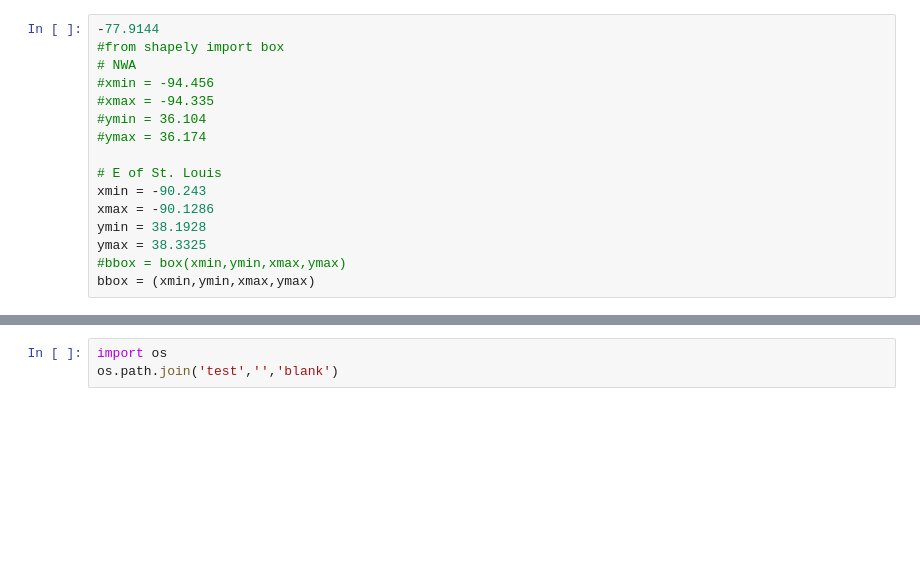
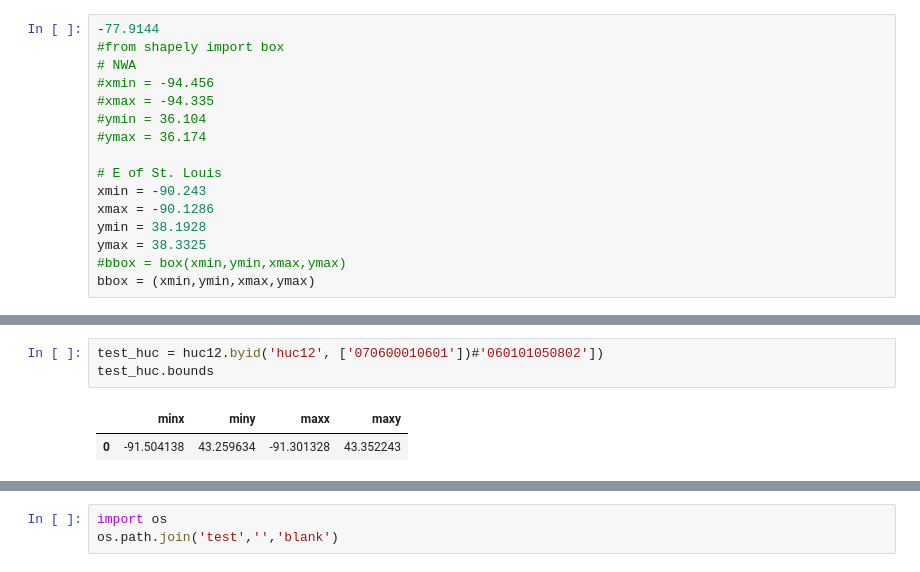
Before and after one commit to CovingtonResearchGroup/sinkhole_analysis, a Jupyter notebook: retrieve-HUCs.ipynb, the cells around one changed output, grey strips where cells are left out. Saved outputs shown, nothing was run; the diff lists cells and outputs as text; blank space fills up the shorter version.

```diff
--- a/retrieve-HUCs.ipynb
+++ b/retrieve-HUCs.ipynb
@@ -29 +36,7 @@ box_hucs12.plot()
 [figure]
+# %%
+test_huc = huc12.byid('huc12', ['070600010601'])#'060101050802'])
+test_huc.bounds
+# %% [output]
+|  | minx | miny | maxx | maxy |
+| 0 | -91.504138 | 43.259634 | -91.301328 | 43.352243 |
```
Also changed, not shown: parts of 5 cells of this notebook.
